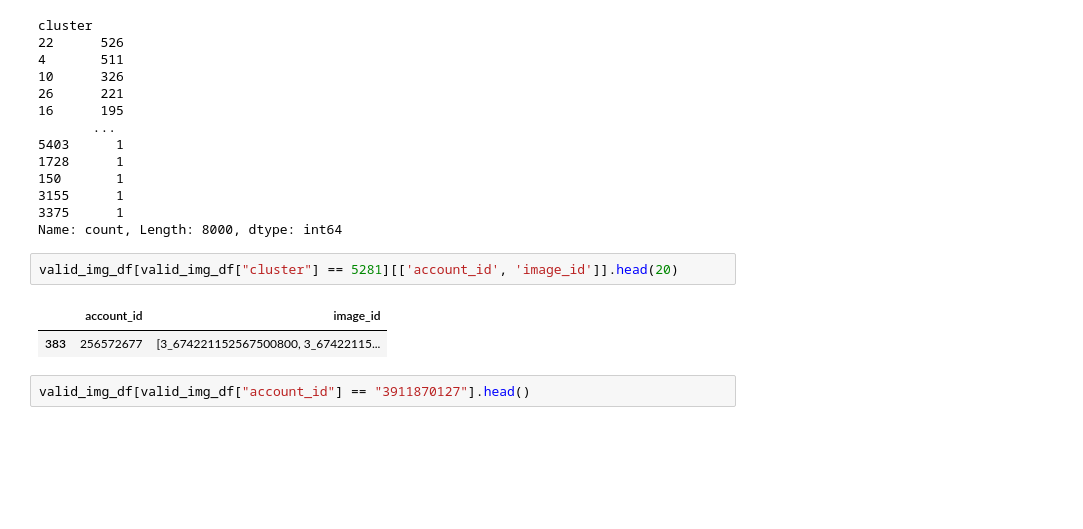
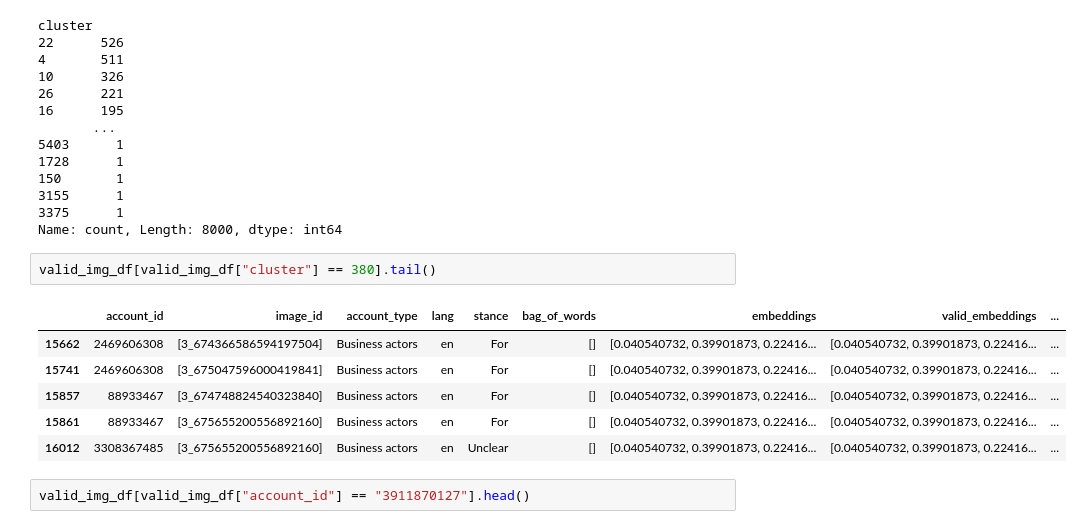
Before and after one commit to vaughankraska/social_data_mining, a Jupyter notebook: src/sdm/lab_scripts/image_analysis/part_1.ipynb, the cells around one changed output. Saved outputs shown, nothing was run; the diff lists cells and outputs as text; blank space fills up the shorter version.

```diff
--- a/src/sdm/lab_scripts/image_analysis/part_1.ipynb
+++ b/src/sdm/lab_scripts/image_analysis/part_1.ipynb
@@ -526,10 +526,14 @@ cluster
 3375      1
 Name: count, Length: 8000, dtype: int64
 # %%
-valid_img_df[valid_img_df["cluster"] == 5281][['account_id', 'image_id']].head(20)
+valid_img_df[valid_img_df["cluster"] == 380].tail()
 # %% [output]
-|  | account_id | image_id |
-| 383 | 256572677 | [3_674221152567500800, 3_67422115... |
+|  | account_id | image_id | account_type | lang | stance | bag_of_words | embeddings | valid_embeddings | ... |
+| 15662 | 2469606308 | [3_674366586594197504] | Business actors | en | For | [] | [0.040540732, 0.39901873, 0.22416... | [0.040540732, 0.39901873, 0.22416... | ... |
+| 15741 | 2469606308 | [3_675047596000419841] | Business actors | en | For | [] | [0.040540732, 0.39901873, 0.22416... | [0.040540732, 0.39901873, 0.22416... | ... |
+| 15857 | 88933467 | [3_674748824540323840] | Business actors | en | For | [] | [0.040540732, 0.39901873, 0.22416... | [0.040540732, 0.39901873, 0.22416... | ... |
+| 15861 | 88933467 | [3_675655200556892160] | Business actors | en | For | [] | [0.040540732, 0.39901873, 0.22416... | [0.040540732, 0.39901873, 0.22416... | ... |
+| 16012 | 3308367485 | [3_675655200556892160] | Business actors | en | Unclear | [] | [0.040540732, 0.39901873, 0.22416... | [0.040540732, 0.39901873, 0.22416... | ... |
 # %%
 valid_img_df[valid_img_df["account_id"] == "3911870127"].head()
 # %% [output]
```
Also changed, not shown: parts of 3 cells of this notebook.
